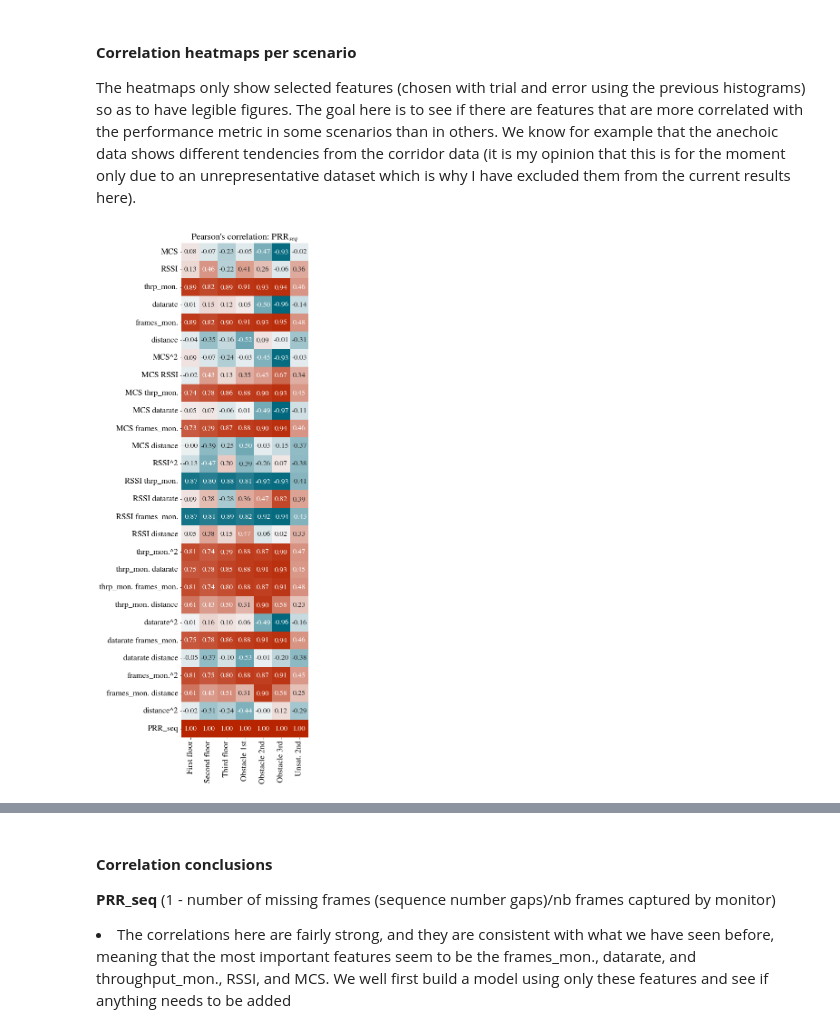
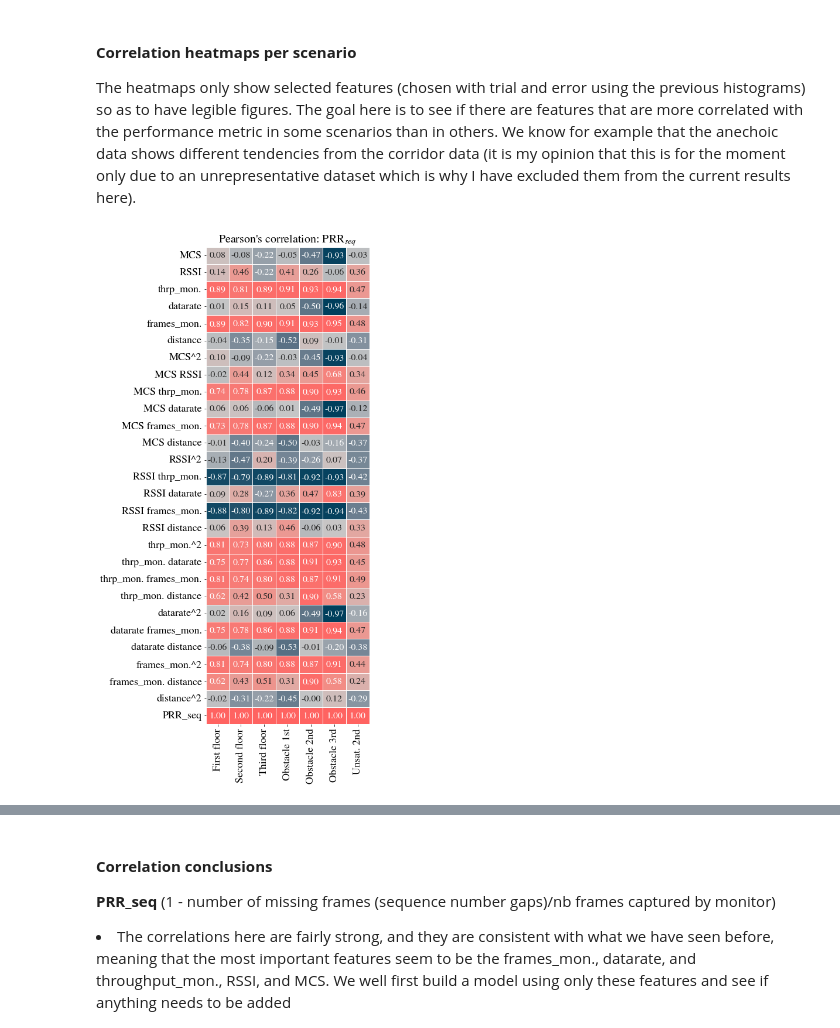
Before and after one commit to marija-stojanova/wifi-ml-complete, a Jupyter notebook: complete_model.ipynb, the cells around one changed output, grey strips where cells are left out. Drawn from its saved outputs; the diff is of its cells as text; code cells hidden in the pictures.

Commit message:
Clean up

```diff
--- a/complete_model.ipynb
+++ b/complete_model.ipynb
@@ -183,7 +183,7 @@ fig = plt.figure(figsize=(15,13))
 ax = fig.gca()
 data_cleaned = data_all.copy()
 data_cleaned.dropna(inplace=True)
-data_cleaned.drop(data_cleaned[data_cleaned['PRR_ack'] > 1].index, axis=0, inplace=True)
+data_cleaned.drop(data_cleaned[data_cleaned['PRR_ack'] < 0].index, axis=0, inplace=True)
 data_cleaned.drop(['bad_fcs', 'missing_seq_new', 'retry'], axis=1, errors='ignore', inplace=True)
 # print(len(data_all) - len(data_cleaned))
 data_cleaned.hist(ax=ax)
@@ -277,16 +277,16 @@ def correlations_per_scenario(data, data_all, degree=2, metric = 'retry_monitor'
 # %%
 data_new = data_cleaned.drop(['timestamp', 'Scenario', 'antenna', 'bad_fcs', 'missing_seq', 'PRR_seq', 'missing_seq_new', 'retry_monitor','retry_ack','retry', 'BW', 'LoS', 'NSS', 'missing_ack', 'PRR_monitor', 'lossrate_ack', 'frames_ack', 'missing_frames_monitor', 'PRR_ack'], axis=1, errors='ignore')
 data_new=data_new.rename(columns = {'throughput_mon.':'thrp_mon.'})
 correlations_complete = correlations_per_scenario(data=data_new, data_all=data_cleaned, degree=2, metric='PRR_seq')
-plt.figure(figsize=(5,20))
+plt.figure(figsize=(5,15))
 plt.subplot(1,1,1)
 plt.title('Pearson\'s correlation: PRR$_{seq}$', fontsize=20)
-sns.heatmap(data=correlations_complete, cmap=sns.diverging_palette(h_neg=220, h_pos=15, s=100, l=40, as_cmap=True), cbar=False, annot=True, fmt='.2f',annot_kws={"fontsize":16, "rotation":0})
+sns.heatmap(data=correlations_complete, cmap=cmap_summer_divergent, cbar=False, annot=True, fmt='.2f',annot_kws={"fontsize":16, "rotation":0}, linewidths=0.5)
 plt.xticks(fontsize=18)
 plt.yticks(fontsize=18)
 plt.savefig('figures/prr_seq.png', dpi=400, bbox_inches='tight')
 # %% [output]
-[figure, old version]
+[figure, new version]
 # %%
 data_new = data_cleaned.drop(['time', 'Scenario', 'antenna', 'bad_fcs', 'PRR_ack', 'missing_ack', 'BW', 'LoS', 'NSS', 'distance', 'missing_seq', 'RSSI', 'datarate', 'MCS', 'frames_mon.', 'lossrate_ack', 'frames_ack'], axis=1, errors='ignore')
 correlations_complete = correlations_per_scenario(data=data_new, data_all=data_cleaned, degree=2, metric='PRR_seq')
```
Also changed, not shown: parts of 18 cells of this notebook, 12 other files.
